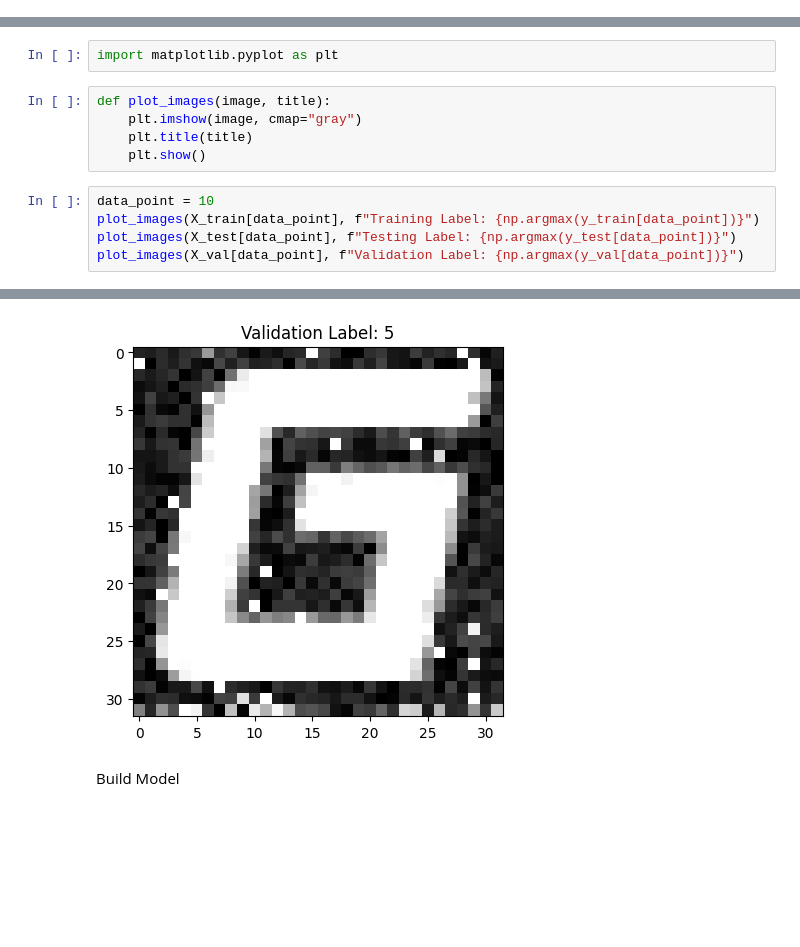
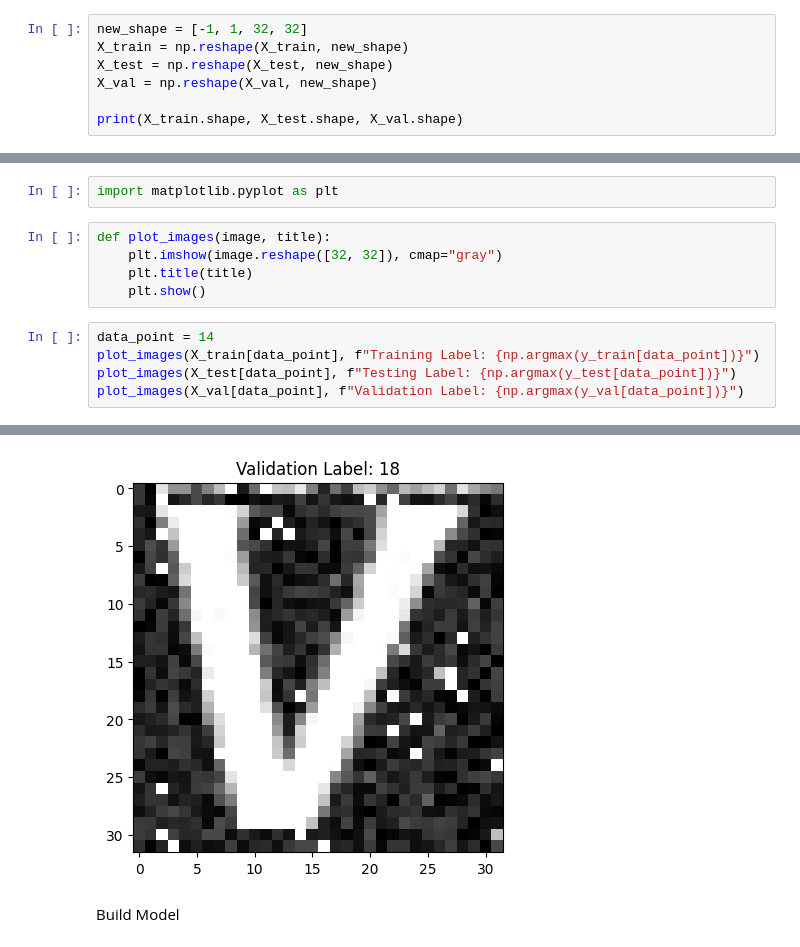
Before and after one commit to NtandoRaji/ml-assignment2-2024, a Jupyter notebook: ML_Assignment_2_2024-Image Dataset.ipynb, the cells around one changed output, grey strips where cells are left out. Cells and saved outputs as stored; diff of their text form; blank space fills up the shorter version.

```diff
--- a/ML_Assignment_2_2024-Image Dataset.ipynb
+++ b/ML_Assignment_2_2024-Image Dataset.ipynb
@@ -115,0 +118,7 @@ X_test, X_val, y_test, y_val = train_test_split(np.array(preprocess_testing_data
+# %%
+new_shape = [-1, 1, 32, 32]
+X_train = np.reshape(X_train, new_shape)
+X_test = np.reshape(X_test, new_shape)
+X_val = np.reshape(X_val, new_shape)
+
+print(X_train.shape, X_test.shape, X_val.shape)
@@ -119,11 +130,11 @@ X_test, X_val, y_test, y_val = train_test_split(np.array(preprocess_testing_data
 import matplotlib.pyplot as plt
 # %%
 def plot_images(image, title):
-    plt.imshow(image, cmap="gray")
+    plt.imshow(image.reshape([32, 32]), cmap="gray")
     plt.title(title)
     plt.show()
 # %%
-data_point = 10
+data_point = 14
 plot_images(X_train[data_point], f"Training Label: {np.argmax(y_train[data_point])}")
 plot_images(X_test[data_point], f"Testing Label: {np.argmax(y_test[data_point])}")
 plot_images(X_val[data_point], f"Validation Label: {np.argmax(y_val[data_point])}")
@@ -133,4 +144,4 @@ plot_images(X_val[data_point], f"Validation Label: {np.argmax(y_val[data_point])
-[figure, old version]
+[figure, new version]
 # %% [markdown]
 Build Model
 # %%
```
Also changed, not shown: parts of 6 cells of this notebook, 4 other files.
